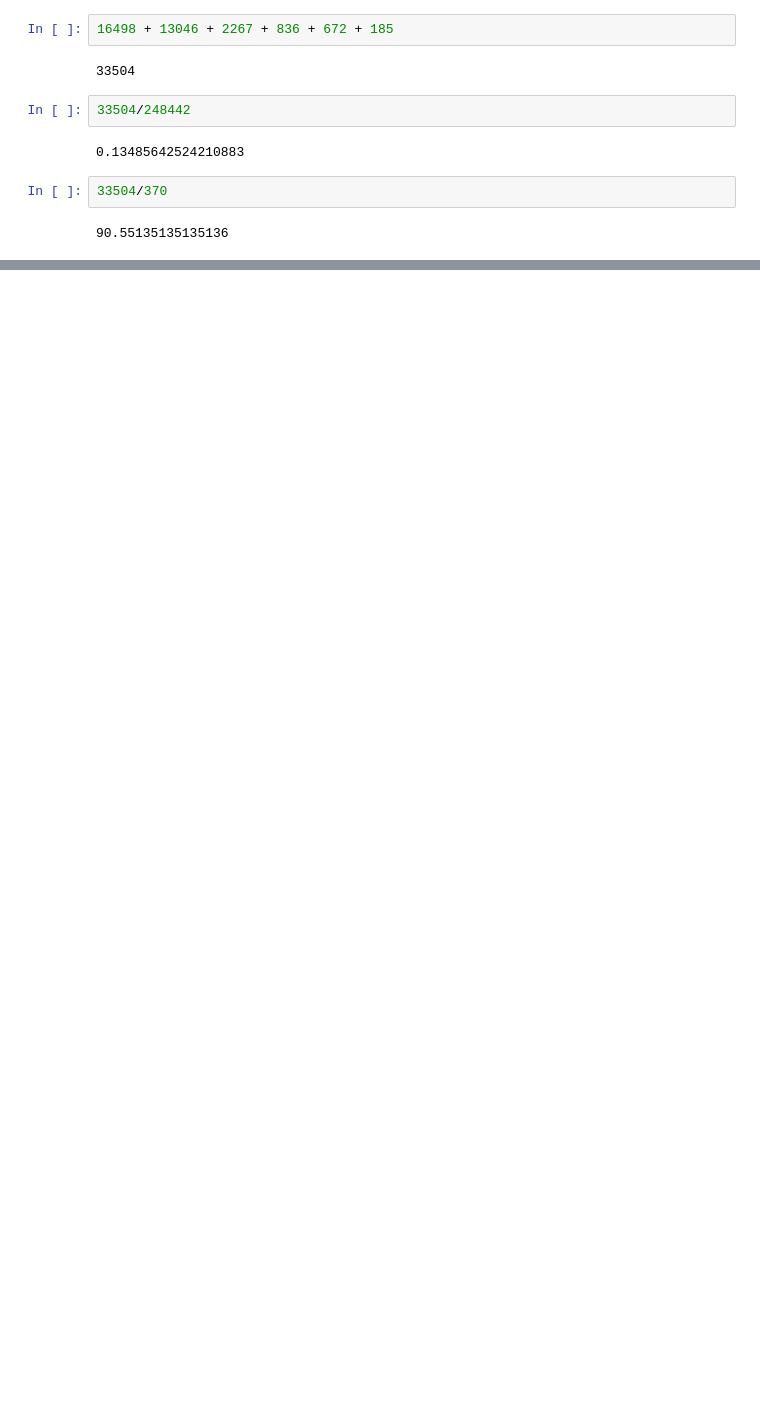
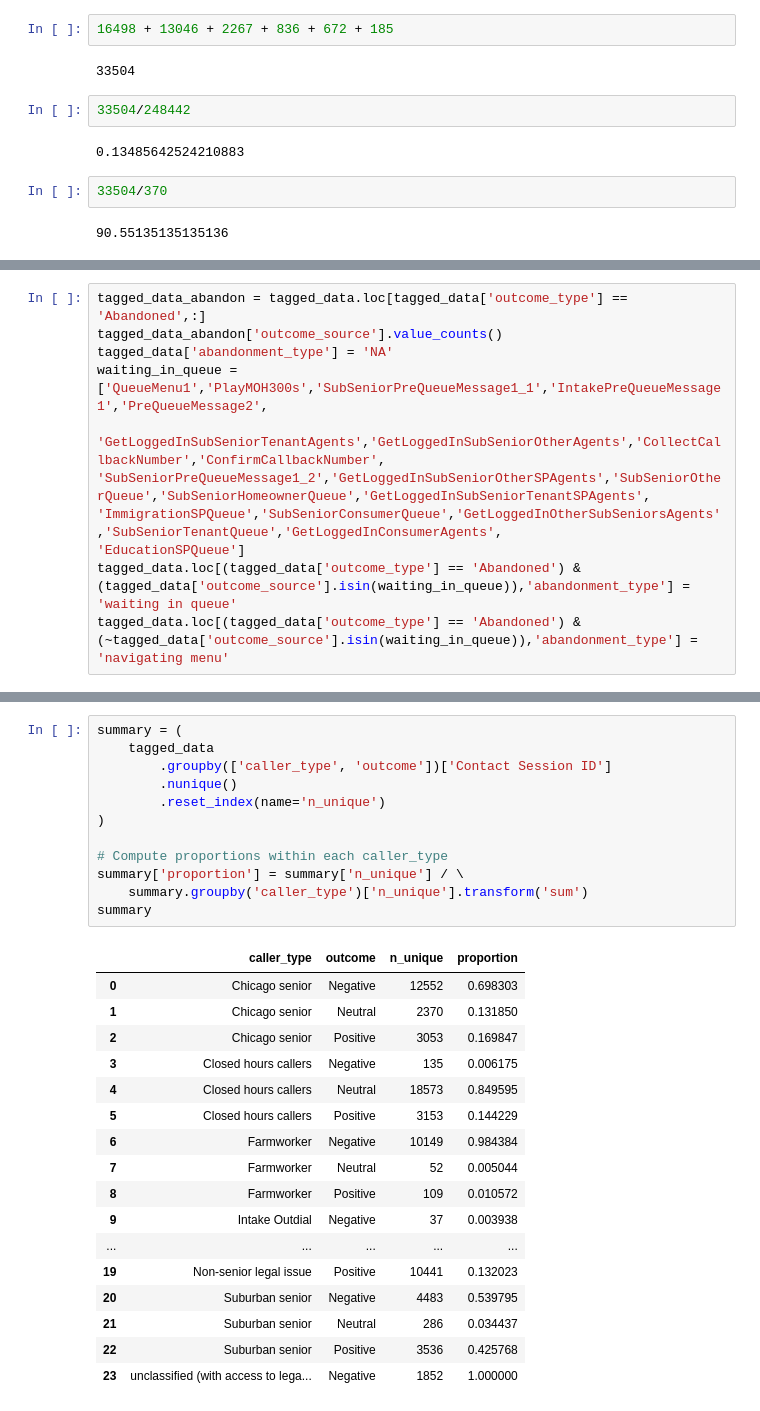
Before and after one commit to arvindkrishna87/STAT390_LegalAid_Fall2025, a Jupyter notebook: Internal work of Teams/Krish/caller_type_tag.ipynb, the cells around one changed output, grey strips where cells are left out. Cells and saved outputs as stored; diff of their text form; blank space fills up the shorter version.

```diff
--- a/Internal work of Teams/Krish/caller_type_tag.ipynb
+++ b/Internal work of Teams/Krish/caller_type_tag.ipynb
@@ -1221,0 +1357,11 @@ last_act.loc[last_act['caller_type'] == 'Main menu only']
+# %%
+tagged_data_abandon = tagged_data.loc[tagged_data['outcome_type'] == 'Abandoned',:]
+tagged_data_abandon['outcome_source'].value_counts()
+tagged_data['abandonment_type'] = 'NA'
+waiting_in_queue = ['QueueMenu1','PlayMOH300s','SubSeniorPreQueueMessage1_1','IntakePreQueueMessage1','PreQueueMessage2',
+                   'GetLoggedInSubSeniorTenantAgents','GetLoggedInSubSeniorOtherAgents','CollectCallbackNumber','ConfirmCallbackNumber',
+'SubSeniorPreQueueMessage1_2','GetLoggedInSubSeniorOtherSPAgents','SubSeniorOtherQueue','SubSeniorHomeownerQueue','GetLoggedInSubSeniorTenantSPAgents',
+'ImmigrationSPQueue','SubSeniorConsumerQueue','GetLoggedInOtherSubSeniorsAgents','SubSeniorTenantQueue','GetLoggedInConsumerAgents',
+'EducationSPQueue']
+tagged_data.loc[(tagged_data['outcome_type'] == 'Abandoned') & (tagged_data['outcome_source'].isin(waiting_in_queue)),'abandonment_type'] = 'waiting in queue'
+tagged_data.loc[(tagged_data['outcome_type'] == 'Abandoned') & (~tagged_data['outcome_source'].isin(waiting_in_queue)),'abandonment_type'] = 'navigating menu'
@@ -1221,0 +1517,30 @@ last_act.loc[last_act['caller_type'] == 'Main menu only']
+# %%
+summary = (
+    tagged_data
+        .groupby(['caller_type', 'outcome'])['Contact Session ID']
+        .nunique()
+        .reset_index(name='n_unique')
+)
+
+# Compute proportions within each caller_type
+summary['proportion'] = summary['n_unique'] / \
+    summary.groupby('caller_type')['n_unique'].transform('sum')
+summary
+# %% [output]
+|  | caller_type | outcome | n_unique | proportion |
+| 0 | Chicago senior | Negative | 12552 | 0.698303 |
+| 1 | Chicago senior | Neutral | 2370 | 0.131850 |
+| 2 | Chicago senior | Positive | 3053 | 0.169847 |
+| 3 | Closed hours callers | Negative | 135 | 0.006175 |
+| 4 | Closed hours callers | Neutral | 18573 | 0.849595 |
+| 5 | Closed hours callers | Positive | 3153 | 0.144229 |
+| 6 | Farmworker | Negative | 10149 | 0.984384 |
+| 7 | Farmworker | Neutral | 52 | 0.005044 |
+| 8 | Farmworker | Positive | 109 | 0.010572 |
+| 9 | Intake Outdial | Negative | 37 | 0.003938 |
+| ... | ... | ... | ... | ... |
+| 19 | Non-senior legal issue | Positive | 10441 | 0.132023 |
+| 20 | Suburban senior | Negative | 4483 | 0.539795 |
+| 21 | Suburban senior | Neutral | 286 | 0.034437 |
+| 22 | Suburban senior | Positive | 3536 | 0.425768 |
+| 23 | unclassified (with access to lega... | Negative | 1852 | 1.000000 |
```
Also changed, not shown: parts of 108 cells of this notebook, 1 other file.
